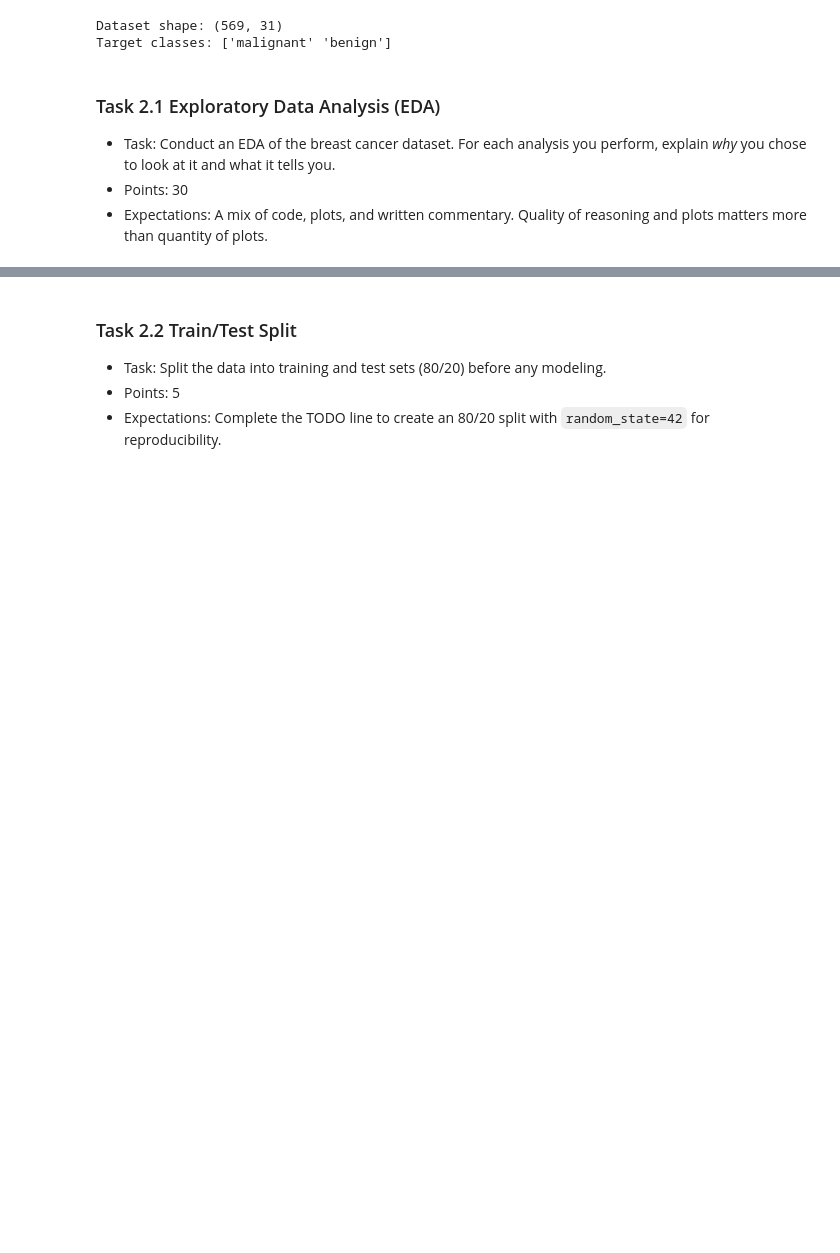
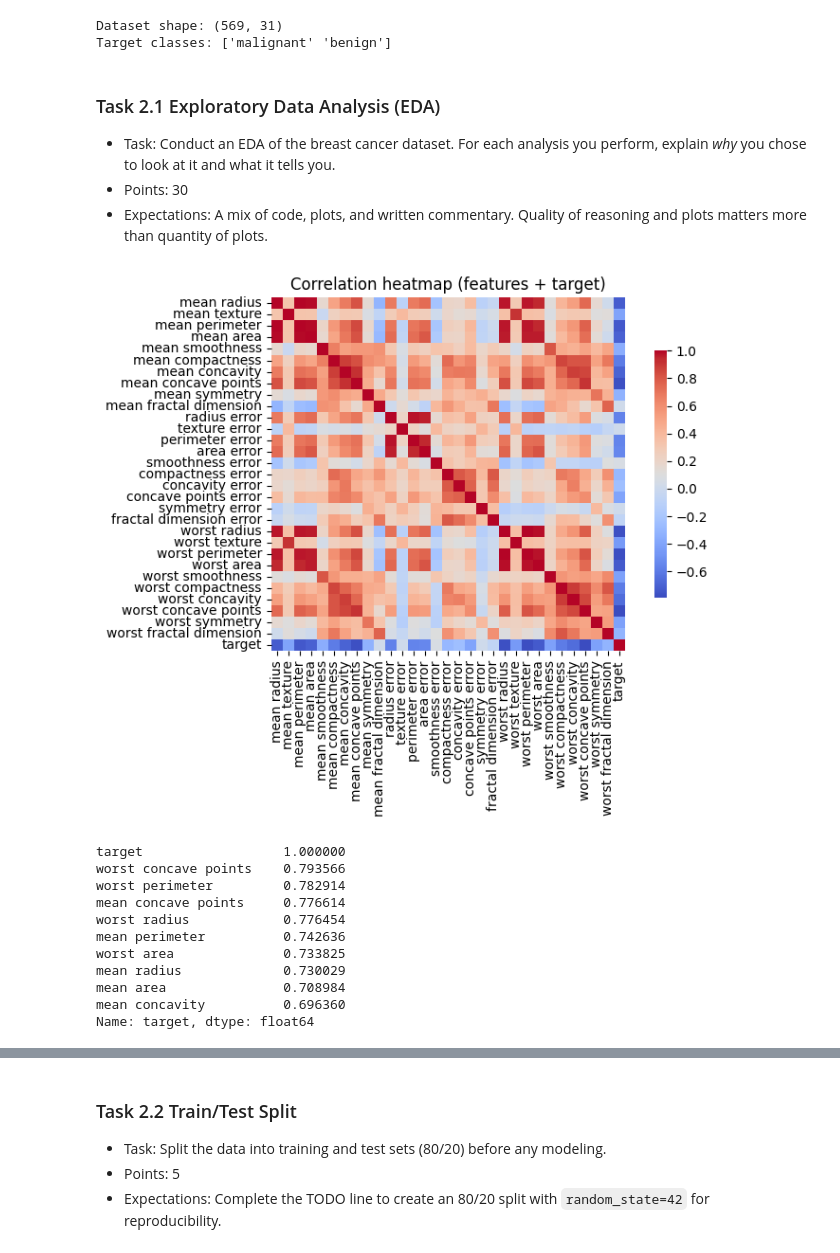
Before and after one commit to variasjon/ing3513-innlevering1, a Jupyter notebook: assignment01.ipynb, the cells around one changed output, grey strips where cells are left out. Cells and saved outputs as stored; diff of their text form; code cells hidden in the pictures; blank space fills up the shorter version.

```diff
--- a/assignment01.ipynb
+++ b/assignment01.ipynb
@@ -333,0 +262,35 @@ Target classes: ['malignant' 'benign']
+# %%
+corr_matrix = df_cancer.corr()
+plt.figure(figsize=(8, 6))
+
+sns.heatmap(
+    corr_matrix,
+    annot=False,
+    fmt=".2f",
+    cmap="coolwarm",
+    square=True,
+    cbar_kws={"shrink": 0.7},
+)
+
+plt.title("Correlation heatmap (features + target)")
+plt.tight_layout()
+plt.show()
+
+abs_corr_target = corr_matrix["target"].abs().sort_values(ascending=False)
+
+abs_corr_target_10 = abs_corr_target.head(10)
+
+print(abs_corr_target_10)
+# %% [output]
+[figure, added]
+target                  1.000000
+worst concave points    0.793566
+worst perimeter         0.782914
+mean concave points     0.776614
+worst radius            0.776454
+mean perimeter          0.742636
+worst area              0.733825
+mean radius             0.730029
+mean area               0.708984
+mean concavity          0.696360
+Name: target, dtype: float64
```
Also changed, not shown: parts of 22 cells of this notebook.
